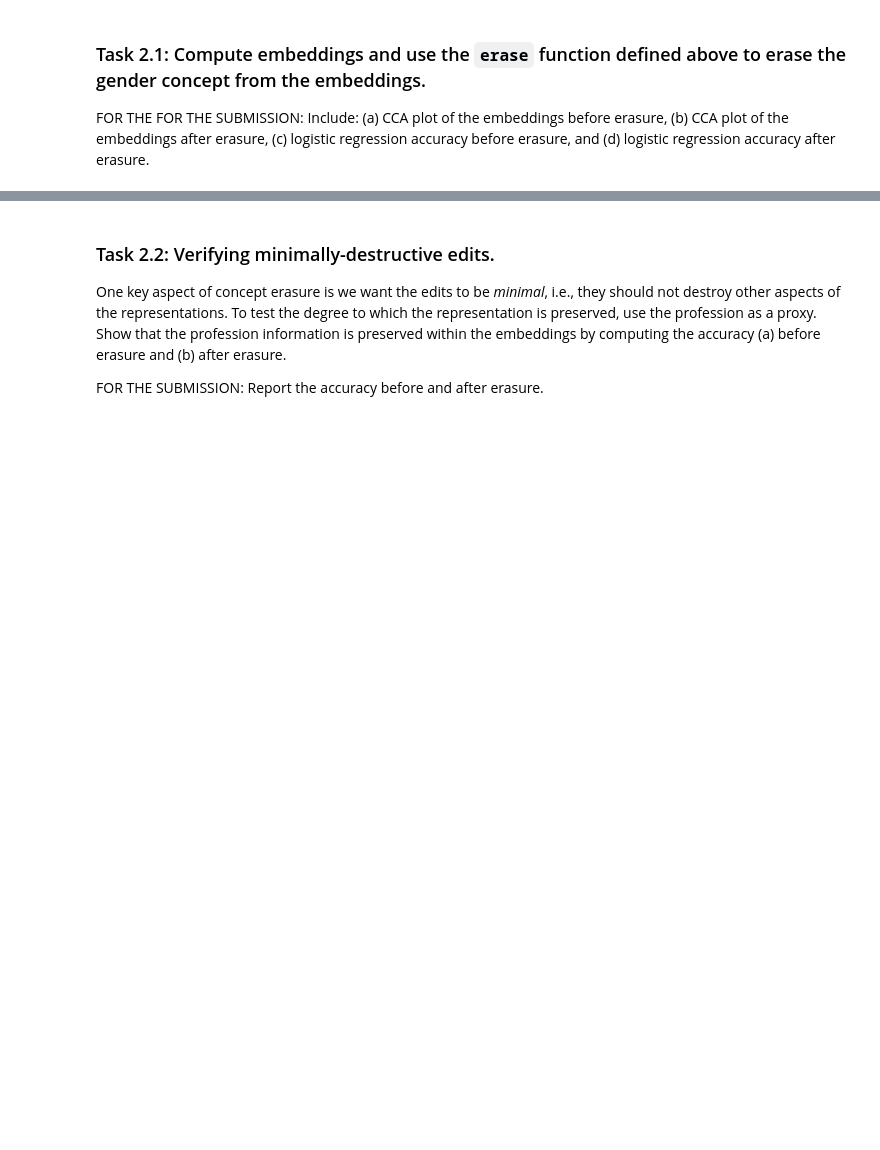
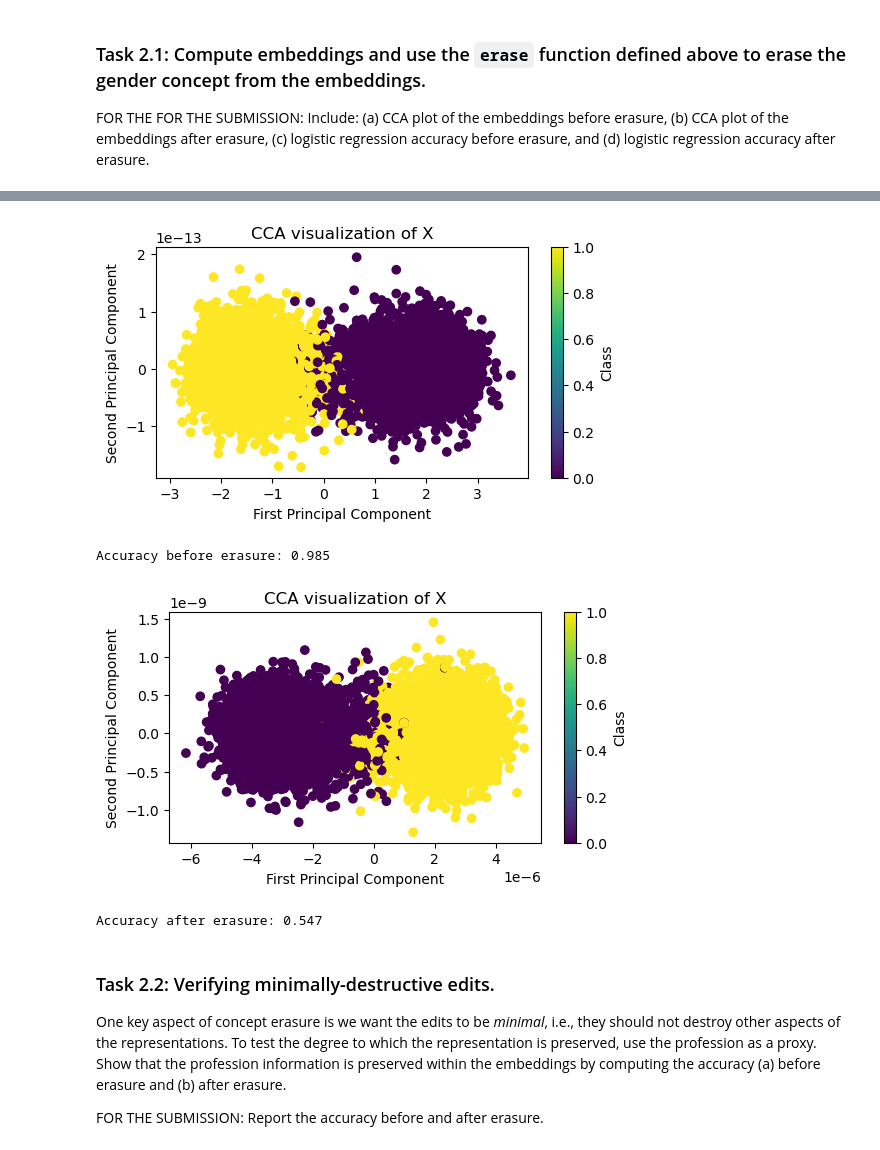
Before and after one commit to aachotian/LLM-1, a Jupyter notebook: LLM_Assignment_1_(Coding).ipynb, the cells around one changed output, grey strips where cells are left out. Saved outputs shown, nothing was run; the diff lists cells and outputs as text; code cells hidden in the pictures; blank space fills up the shorter version.

```diff
--- a/LLM_Assignment_1_(Coding).ipynb
+++ b/LLM_Assignment_1_(Coding).ipynb
@@ -215,6 +215,6 @@ Accuracy after erasure: 0.501953125
 ## 2. Erasing gender bias
 In this portion, we'll apply the same method to a real dataset of word embeddings of biography data. Your goal is to (a) construct sentence embeddings and (b) erase the gender concept from these embeddings. Use the **`hard_text_untokenized`** column for your embeddings.
 # %%
-df = pd.read_csv("llm-representation-surgery/data/biographies.csv")
+df = pd.read_csv("data/biographies.csv")
 df.head()
 # %% [output]
@@ -232,8 +239,7 @@ def extract_gender_labels(df: pd.DataFrame) -> np.ndarray:
     """
     Extract the gender labels from the dataframe.
     """
-    # TODO:
-    pass
+    return (df["g"] == "m").astype(int).to_numpy()
 
 def compute_embeddings(df: pd.DataFrame) -> np.ndarray:
     """
@@ -241,8 +247,13 @@ def compute_embeddings(df: pd.DataFrame) -> np.ndarray:
     Feel free to experiment with different models; a good starting point is the classic BERT model, "google-bert/bert-base-uncased".
     Also feel free to use any libraries which would be helpful, such as `transformers` or `sentence_transformers`.
     """
-    # TODO:
-    pass
+    model = SentenceTransformer("all-MiniLM-L6-v2")
+
+    texts = df["hard_text_untokenized"].tolist()
+
+    embeddings = model.encode(texts, show_progress_bar=True)
+
+    return np.array(embeddings)
 
 def erase_gender(embeddings: np.ndarray, gender_labels: np.ndarray) -> np.ndarray:
     """
@@ -263,4 +274,4 @@ def erase_gender(embeddings: np.ndarray, gender_labels: np.ndarray) -> np.ndarra
 
 gender_labels = extract_gender_labels(df)
 embeddings = compute_embeddings(df)
-embeddings_erased = erase_gender(embeddings, gender_labels)
+#embeddings_erased = erase_gender(embeddings, gender_labels)
@@ -267,3 +282,32 @@ embeddings_erased = erase_gender(embeddings, gender_labels)
+# %%
+def erase_gender(embeddings: np.ndarray, gender_labels: np.ndarray) -> np.ndarray:
+    """
+    This function should do 3 things:
+        1. Erase the gender concept from the embeddings and return these new embeddings.
+        2. Visualize the embeddings before erasure and print the accuracy before erasure.
+        3. Visualize the embeddings after erasure and print the accuracy after erasure.
+
+    Args:
+        embeddings: The embeddings to erase the gender concept from.
+        gender_labels: The gender labels for the embeddings.
+
+    Returns:
+        The embeddings with the gender concept erased.
+    """
+    erased_embeddings = erase(embeddings,gender_labels)
+    plot_cca(embeddings, gender_labels)
+    print(f"Accuracy before erasure: {logreg(embeddings, gender_labels):.3f}")
+    plot_cca(erased_embeddings, gender_labels)
+    print(f"Accuracy after erasure: {logreg(erased_embeddings, gender_labels):.3f}")
+
+    return erased_embeddings
+
+embeddings_erased = erase_gender(embeddings, gender_labels)
+# %% [output]
+[figure, added]
+Accuracy before erasure: 0.985
+[figure, added]
+Accuracy after erasure: 0.547
 # %% [markdown]
 ### Task 2.2: Verifying minimally-destructive edits.
 One key aspect of concept erasure is we want the edits to be *minimal*, i.e., they should not destroy other aspects of the representations. To test the degree to which the representation is preserved, use the profession as a proxy. Show that the profession information is preserved within the embeddings by computing the accuracy (a) before erasure and (b) after erasure.
```
Also changed, not shown: parts of 8 cells of this notebook.
